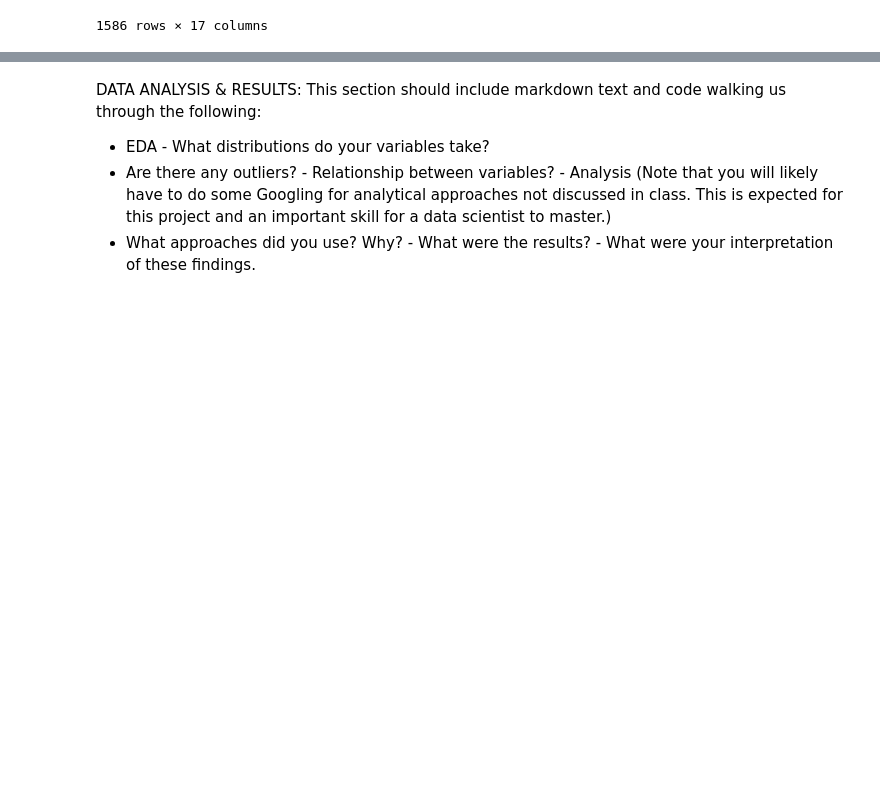
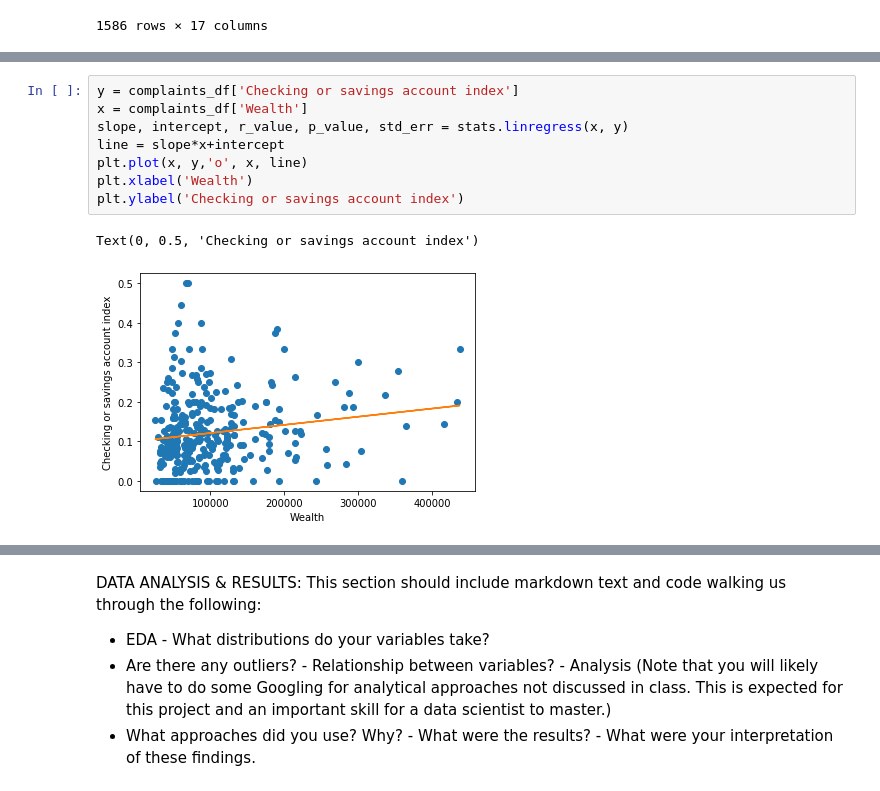
Before and after one commit to jmdangelo/Cogs108-Final-Project, a Jupyter notebook: FinalProject.ipynb, the cells around one changed output, grey strips where cells are left out. Saved outputs shown, nothing was run; the diff lists cells and outputs as text; blank space fills up the shorter version.

```diff
--- a/FinalProject.ipynb
+++ b/FinalProject.ipynb
@@ -165,0 +235,11 @@ complaints_df
+# %%
+y = complaints_df['Checking or savings account index']
+x = complaints_df['Wealth']
+slope, intercept, r_value, p_value, std_err = stats.linregress(x, y)
+line = slope*x+intercept
+plt.plot(x, y,'o', x, line)
+plt.xlabel('Wealth')
+plt.ylabel('Checking or savings account index')
+# %% [output]
+Text(0, 0.5, 'Checking or savings account index')
+[figure, added]
```
Also changed, not shown: parts of 10 cells of this notebook.
